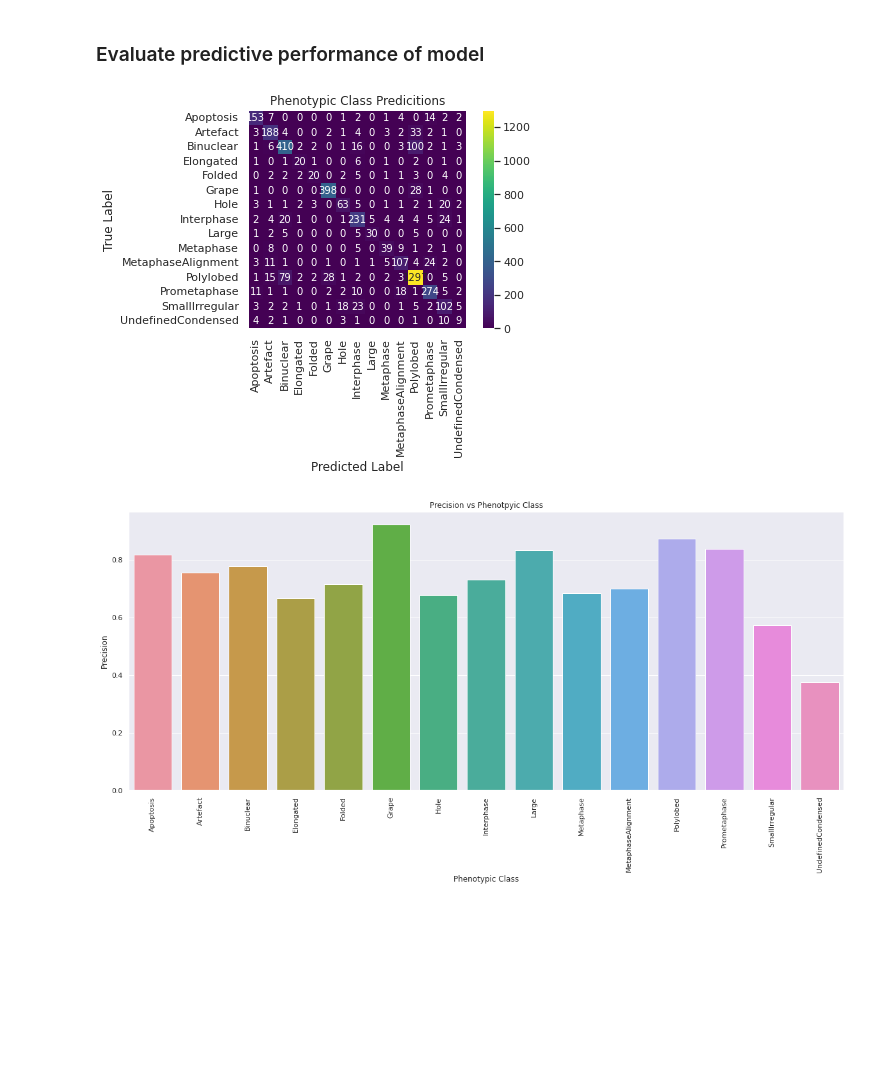
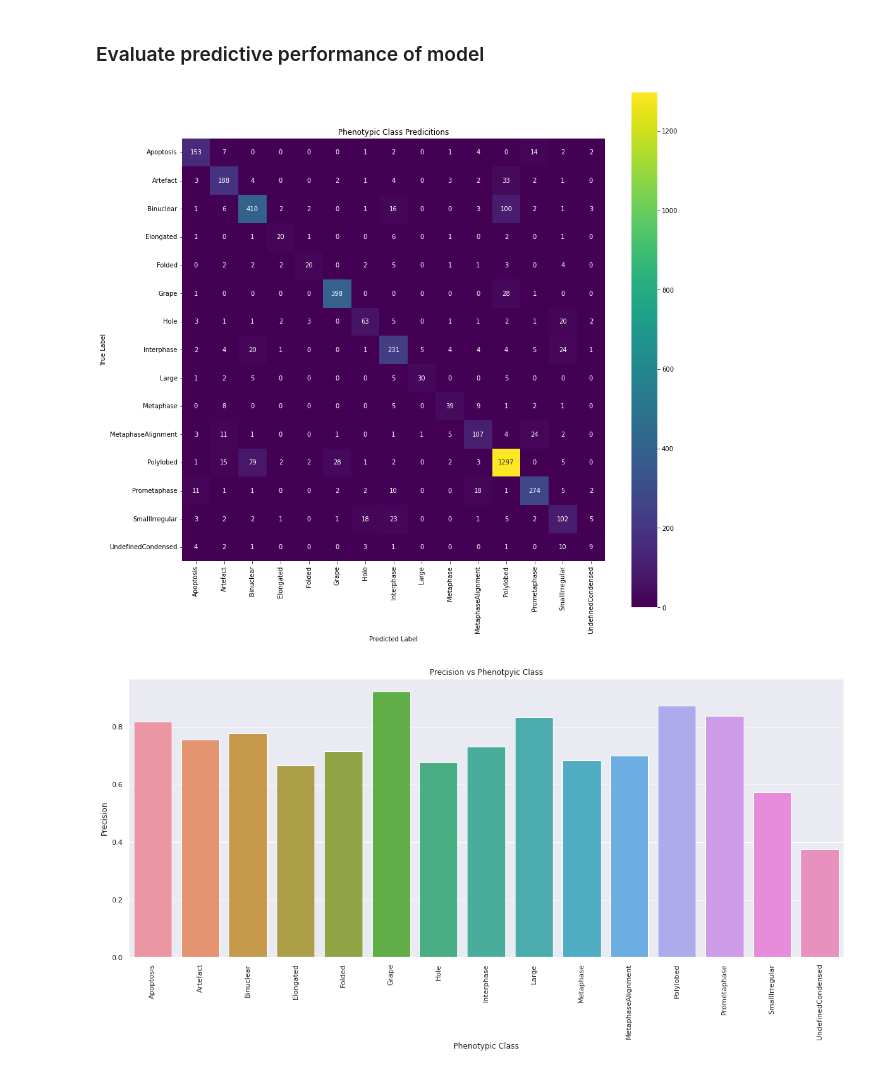
Before and after one commit to WayScience/phenotypic_profiling, a Jupyter notebook: 2.ML_model/DP_model.ipynb, the cells around one changed output. Drawn from its saved outputs; the diff is of its cells as text; code cells hidden in the pictures; blank space fills up the shorter version.

```diff
--- a/2.ML_model/DP_model.ipynb
+++ b/2.ML_model/DP_model.ipynb
@@ -138,13 +138,14 @@ conf_mat = pd.DataFrame(conf_mat)
 conf_mat.columns = grid_search_cv.best_estimator_.classes_
 conf_mat.index = grid_search_cv.best_estimator_.classes_
 # %%
-sns.set(rc={"figure.figsize": (15, 15)})
+# display confusion matrix
+plt.figure(figsize=(15, 15))
 ax = sns.heatmap(data=conf_mat, annot=True, fmt=".0f", cmap="viridis", square=True)
 ax = plt.xlabel("Predicted Label")
 ax = plt.ylabel("True Label")
 ax = plt.title("Phenotypic Class Predicitions")
 # %% [output]
-[figure, old version]
+[figure, new version]
 # %%
 # display precision vs phenotypic class bar chart
 precisions = precision_score(y, y_pred, average=None)
```
Also changed, not shown: parts of 11 cells of this notebook, 2 other files.
